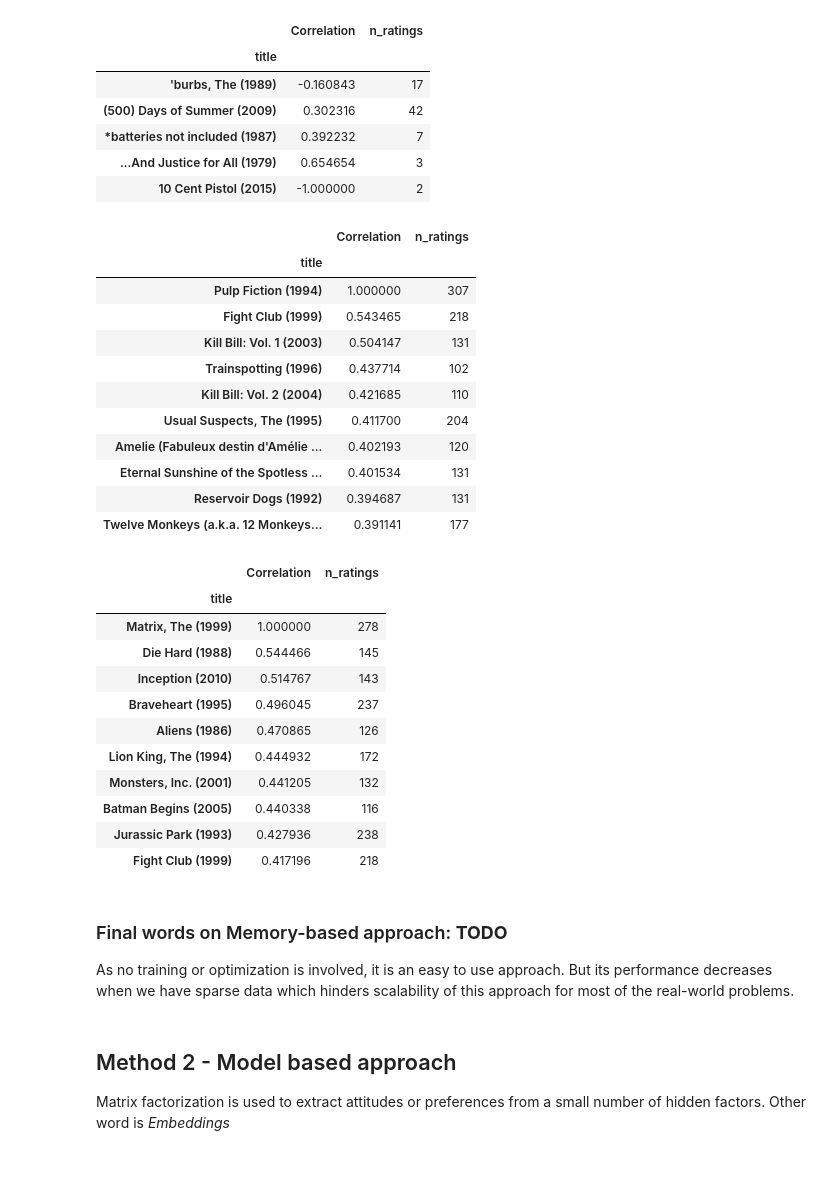
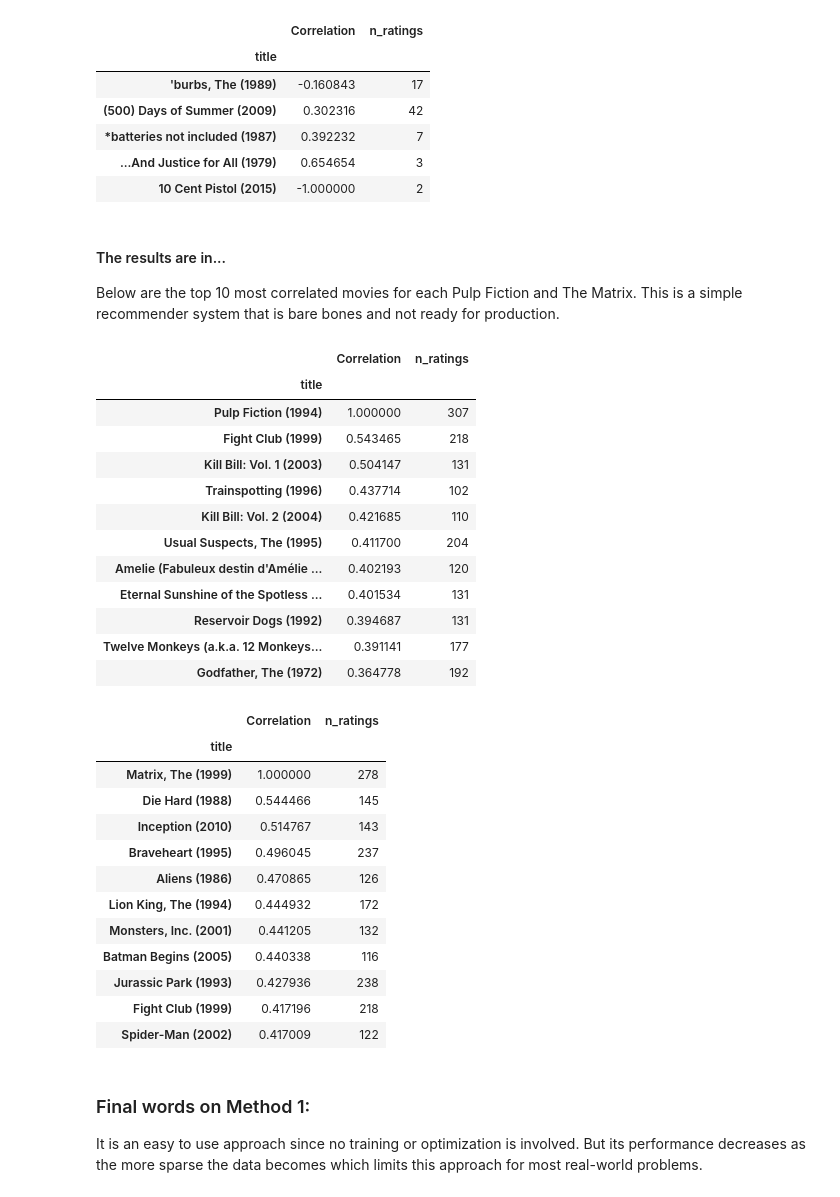
Before and after one commit to mjdacs/data612, a Jupyter notebook: project_2/eda.ipynb, the cells around one changed output. Cells and saved outputs as stored; diff of their text form; code cells hidden in the pictures; blank space fills up the shorter version.

```diff
--- a/project_2/eda.ipynb
+++ b/project_2/eda.ipynb
@@ -19,7 +22,11 @@ ModuleNotFoundError: No module named 'seaborn'
 # %%
-ratings = pd.read_csv('https://raw.githubusercontent.com/mjdacs/data612/master/project_2/ml-latest-small/ratings.csv')
-movies = pd.read_csv('https://raw.githubusercontent.com/mjdacs/data612/master/project_2/ml-latest-small/movies.csv')
-tags = pd.read_csv('https://raw.githubusercontent.com/mjdacs/data612/master/project_2/ml-latest-small/tags.csv')
+# ratings = pd.read_csv('https://raw.githubusercontent.com/mjdacs/data612/master/project_2/ml-latest-small/ratings.csv')
+# movies = pd.read_csv('https://raw.githubusercontent.com/mjdacs/data612/master/project_2/ml-latest-small/movies.csv')
+# tags = pd.read_csv('https://raw.githubusercontent.com/mjdacs/data612/master/project_2/ml-latest-small/tags.csv')
+
+ratings = pd.read_csv('C:\\Users\\1239783\\Python\\data612-master\\project_2\\ml-latest-small\\ratings.csv')
+movies = pd.read_csv('C:\\Users\\1239783\\Python\\data612-master\\project_2\\ml-latest-small\\movies.csv', index_col='movieId')
+tags = pd.read_csv('C:\\Users\\1239783\\Python\\data612-master\\project_2\\ml-latest-small\\tags.csv')
 # %%
 ratings.head()
 # %% [output]
@@ -278,23 +276,27 @@ corr_w_thematrix.head()
 | *batteries not included (1987) | 0.392232 | 7 |
 | ...And Justice for All (1979) | 0.654654 | 3 |
 | 10 Cent Pistol (2015) | -1.000000 | 2 |
+# %% [markdown]
+#### The results are in...
+Below are the top 10 most correlated movies for each Pulp Fiction and The Matrix. This is a simple recommender system that is bare bones and not ready for production.
 # %%
-corr_w_pulpfiction[corr_w_pulpfiction['n_ratings'] > 100].sort_values(by='Correlation', ascending=False).head(10)
+corr_w_pulpfiction[corr_w_pulpfiction['n_ratings'] > 100].sort_values(by='Correlation', ascending=False).head(11)
 # %% [output]
 |  | Correlation | n_ratings |
 | title |  |  |
 | Pulp Fiction (1994) | 1.000000 | 307 |
 | Fight Club (1999) | 0.543465 | 218 |
 | Kill Bill: Vol. 1 (2003) | 0.504147 | 131 |
 | Trainspotting (1996) | 0.437714 | 102 |
 | Kill Bill: Vol. 2 (2004) | 0.421685 | 110 |
 | Usual Suspects, The (1995) | 0.411700 | 204 |
 | Amelie (Fabuleux destin d'Amélie ... | 0.402193 | 120 |
 | Eternal Sunshine of the Spotless ... | 0.401534 | 131 |
 | Reservoir Dogs (1992) | 0.394687 | 131 |
 | Twelve Monkeys (a.k.a. 12 Monkeys... | 0.391141 | 177 |
+| Godfather, The (1972) | 0.364778 | 192 |
 # %%
-corr_w_thematrix[corr_w_thematrix['n_ratings'] > 100].sort_values(by='Correlation', ascending=False).head(10)
+corr_w_thematrix[corr_w_thematrix['n_ratings'] > 100].sort_values(by='Correlation', ascending=False).head(11)
 # %% [output]
 |  | Correlation | n_ratings |
 | title |  |  |
@@ -308,10 +310,7 @@ corr_w_thematrix[corr_w_thematrix['n_ratings'] > 100].sort_values(by='Correlatio
 | Batman Begins (2005) | 0.440338 | 116 |
 | Jurassic Park (1993) | 0.427936 | 238 |
 | Fight Club (1999) | 0.417196 | 218 |
+| Spider-Man (2002) | 0.417009 | 122 |
 # %% [markdown]
-### Final words on Memory-based approach: **TODO**
-As no training or optimization is involved, it is an easy to use approach. But its performance decreases when we have sparse data which hinders scalability of this approach for most of the real-world problems.
+### Final words on Method 1:
+It is an easy to use approach since no training or optimization is involved. But its performance decreases as the more sparse the data becomes which limits this approach for most real-world problems.
-# %% [markdown]
-## Method 2 - Model based approach
-
-Matrix factorization is used to extract attitudes or preferences from a small number of hidden factors. Other word is _Embeddings_
```
Also changed, not shown: parts of 39 cells of this notebook, 1 other file.
